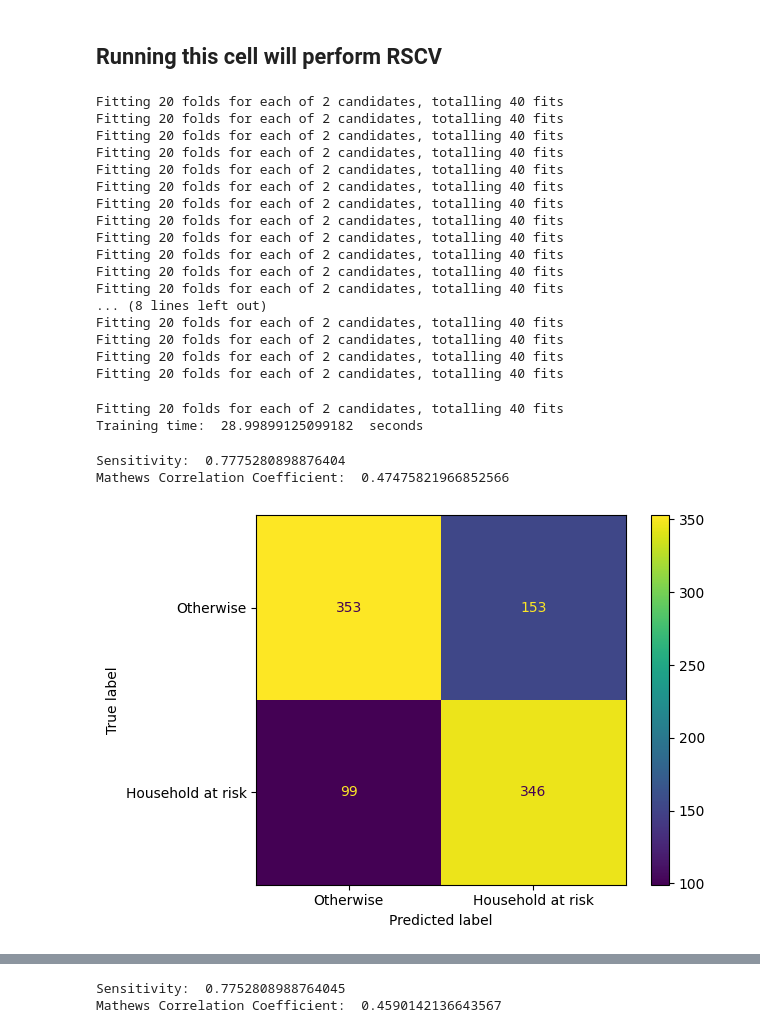
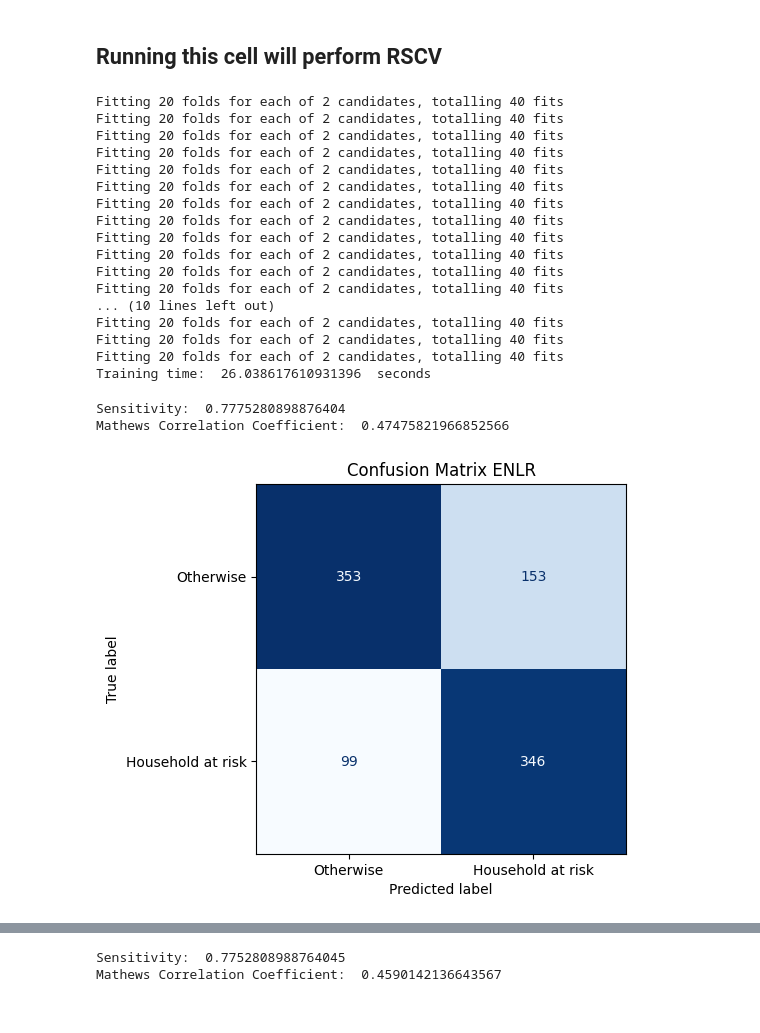
Before and after one commit to renatoquiliche/PaperCienciaDados-PunoPeru, a Jupyter notebook: Python Code/ENLR_final.ipynb, the cells around one changed output, grey strips where cells are left out. Saved outputs shown, nothing was run; the diff lists cells and outputs as text; code cells hidden in the pictures.

```diff
--- a/Python Code/ENLR_final.ipynb
+++ b/Python Code/ENLR_final.ipynb
@@ -52,7 +52,7 @@ def BSCV(K, n_iter, alpha, pipe):
     cv = RepeatedKFold(n_splits=K, n_repeats=2, random_state=0)
 
     param_grid = {
-                "ENLR__penalty": Categorical(['l2', 'l1', 'elasticnet']),
+                "ENLR__penalty": Categorical(['elasticnet']),
                 "ENLR__alpha": (1e-2, 1e+2, 'log-uniform'),
                 "ENLR__l1_ratio": Real(0, 1, prior='uniform'),
                 }
@@ -71,7 +71,7 @@ start = time.time()
 
 n_iter = 50
 K= 10
-alpha = 0.45
+alpha = 0.5
 repeats=2
 ENLR_results1 =  BSCV(K=K, n_iter=n_iter, alpha=alpha, pipe=pipe).fit(x_train, y_train)
 
@@ -90,28 +90,28 @@ Fitting 20 folds for each of 2 candidates, totalling 40 fits
 Fitting 20 folds for each of 2 candidates, totalling 40 fits
 Fitting 20 folds for each of 2 candidates, totalling 40 fits
 Fitting 20 folds for each of 2 candidates, totalling 40 fits
-... (8 lines left out)
+... (10 lines left out)
 Fitting 20 folds for each of 2 candidates, totalling 40 fits
 Fitting 20 folds for each of 2 candidates, totalling 40 fits
 Fitting 20 folds for each of 2 candidates, totalling 40 fits
-Fitting 20 folds for each of 2 candidates, totalling 40 fits
+Training time:  26.038617610931396  seconds
-Fitting 20 folds for each of 2 candidates, totalling 40 fits
-Training time:  28.99899125099182  seconds
 # %%
 from sklearn.metrics import confusion_matrix, ConfusionMatrixDisplay
+import matplotlib.pyplot as plt
 
 predictions = ENLR_results1.best_estimator_.predict(x_test)
 cm = confusion_matrix(y_test, predictions, labels=ENLR_results1.best_estimator_.classes_)
 disp = ConfusionMatrixDisplay(confusion_matrix=cm, display_labels=["Otherwise", "Household at risk"])
-disp.plot()
+disp.plot(cmap='Blues', colorbar=False)
+plt.title('Confusion Matrix ENLR')
 
 
 print('Sensitivity: ', sensitivity(y_test, predictions))
 print('Mathews Correlation Coefficient: ', matthews_corrcoef(y_test, predictions))
 # %% [output]
 Sensitivity:  0.7775280898876404
 Mathews Correlation Coefficient:  0.47475821966852566
-[figure, old version]
+[figure, new version]
 # %%
 import time
 start = time.time()
```
Also changed, not shown: parts of 5 cells of this notebook, 3 other files.
